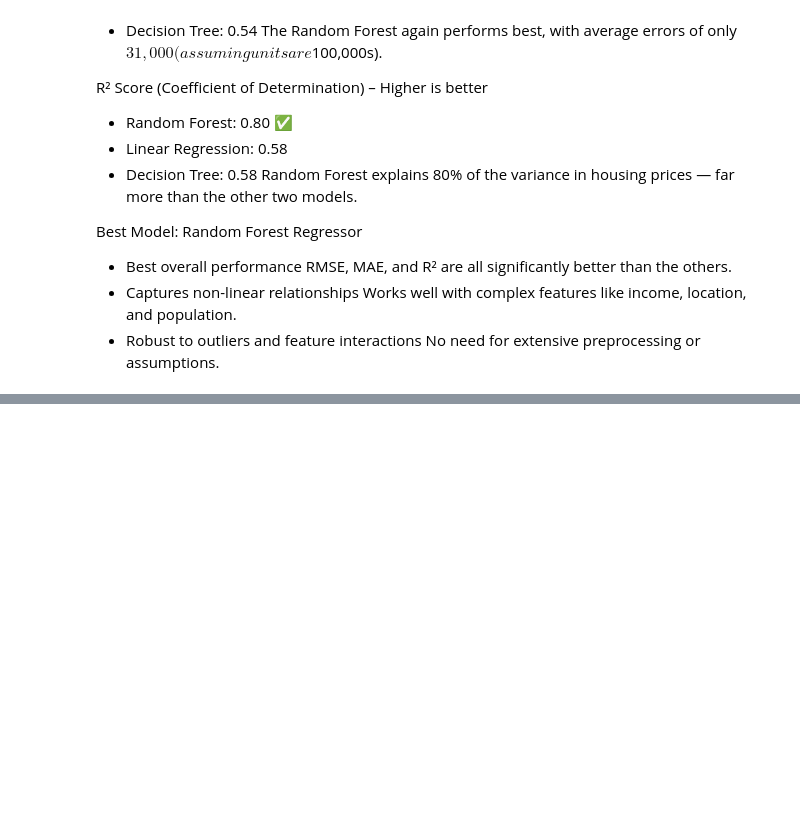
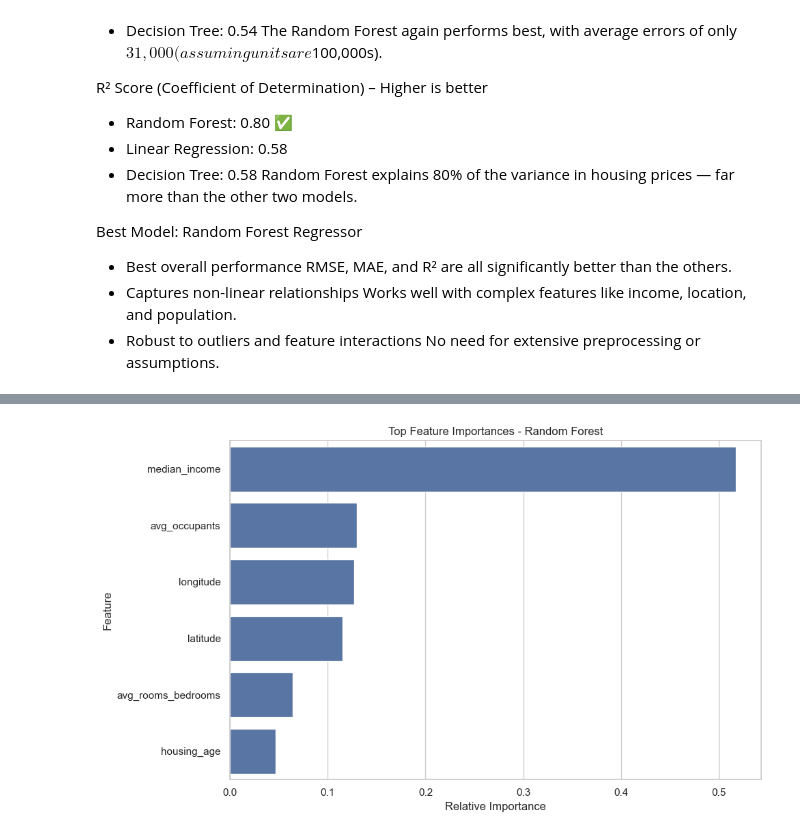
Before and after one commit to nguyen010103/California-house-pricing-prediction, a Jupyter notebook: notebooks/03_data_training.ipynb, the cells around one changed output, grey strips where cells are left out. Saved outputs shown, nothing was run; the diff lists cells and outputs as text; code cells hidden in the pictures; blank space fills up the shorter version.

Commit message:
finalize the project and post result

```diff
--- a/notebooks/03_data_training.ipynb
+++ b/notebooks/03_data_training.ipynb
@@ -325,3 +325,12 @@ Best Model: Random Forest Regressor
 - Best overall performance	RMSE, MAE, and R² are all significantly better than the others.
 - Captures non-linear relationships	Works well with complex features like income, location, and population.
 - Robust to outliers and feature interactions	No need for extensive preprocessing or assumptions.
+# %%
+#explore the most important features of the model
+
+feature_names = X_train.columns
+importances = best_rf_model.feature_importances_
+# %%
+#combine into the dataframe
+feat_importances = pd.DataFrame({'Feature': feature_names, 'Importance': importances })
+feat_importances = feat_importances.sort_values(by = 'Importance', ascending = False)
@@ -327,0 +347,15 @@ Best Model: Random Forest Regressor
+# %%
+#plot the results
+plt.figure(figsize = (10,6))
+
+sns.set(style = 'whitegrid')
+
+sns.barplot(x = 'Importance', y = 'Feature', data = feat_importances)
+plt.title('Top Feature Importances - Random Forest')
+plt.xlabel('Relative Importance')
+plt.ylabel('Feature')
+plt.tight_layout()
+plt.savefig('/Users/anhnguyendo/Documents/Python machine learning/Cali housing price project/California-house-pricing-prediction/figures/Top_Feature_Importances_Random_Forest.png')
+plt.show()
+# %% [output]
+[figure, added]
```
Also changed, not shown: parts of 6 cells of this notebook, 6 other files.
